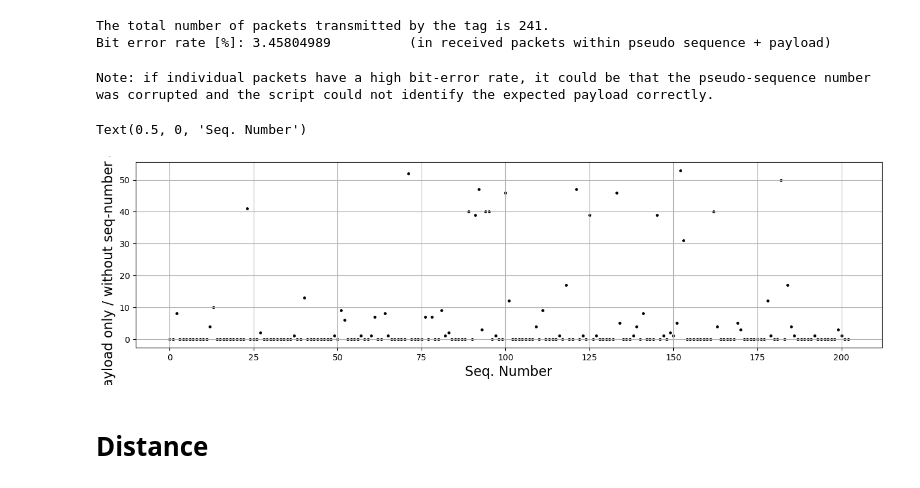
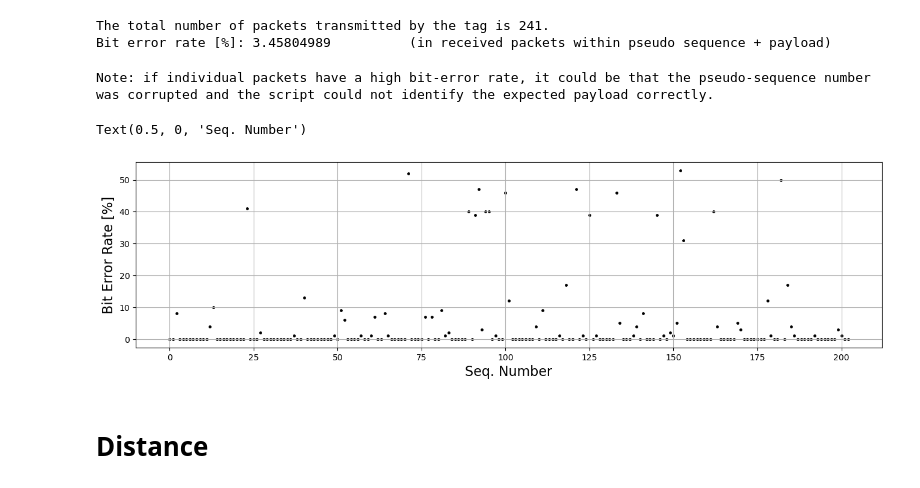
Before and after one commit to masken98/WcnesProject2025, a Jupyter notebook: stats/statistics.ipynb, the cells around one changed output. Saved outputs shown, nothing was run; the diff lists cells and outputs as text; code cells hidden in the pictures.

```diff
--- a/stats/statistics.ipynb
+++ b/stats/statistics.ipynb
@@ -101,14 +101,14 @@ Bit error rate [%]: 3.45804989          (in received packets within pseudo seque
 # %%
 # BER for each packet
 print("Note: if individual packets have a high bit-error rate, it could be that the pseudo-sequence number was corrupted and the script could not identify the expected payload correctly.")
 plt.scatter(range(len(df)), [compute_ber_packet(row,PACKET_LEN=NUM_16RND*2)[0] for (_,row) in df.iterrows()], marker='o', s=6, color='black')
 plt.grid()
-plt.ylabel('Bit Error Rate [%] (payload only / without seq-number and pseudo-seq-number)', fontsize=16)
+plt.ylabel('Bit Error Rate [%]', fontsize=16) #(payload only / without seq-number and pseudo-seq-number)
 plt.xlabel('Seq. Number', fontsize=16)
 # %% [output]
 Note: if individual packets have a high bit-error rate, it could be that the pseudo-sequence number was corrupted and the script could not identify the expected payload correctly.
 Text(0.5, 0, 'Seq. Number')
-[figure, old version]
+[figure, new version]
 # %% [markdown]
 # Distance
 # %% [markdown]
```
Also changed, not shown: 3 other files.
